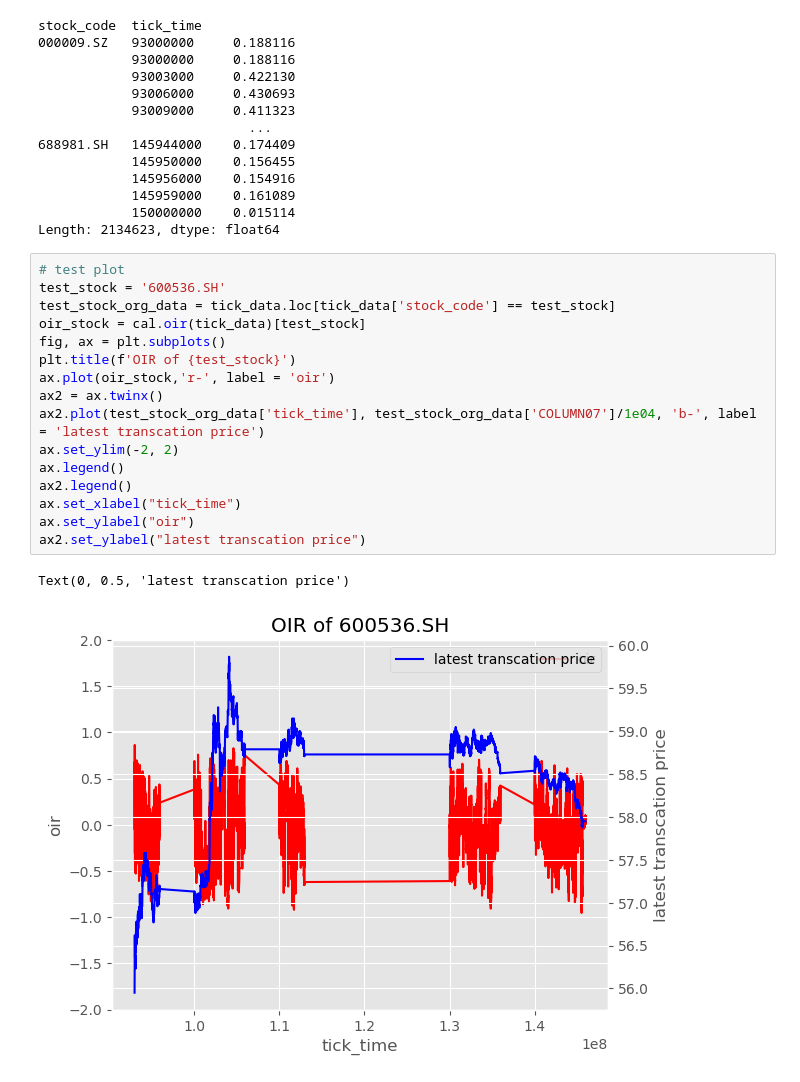
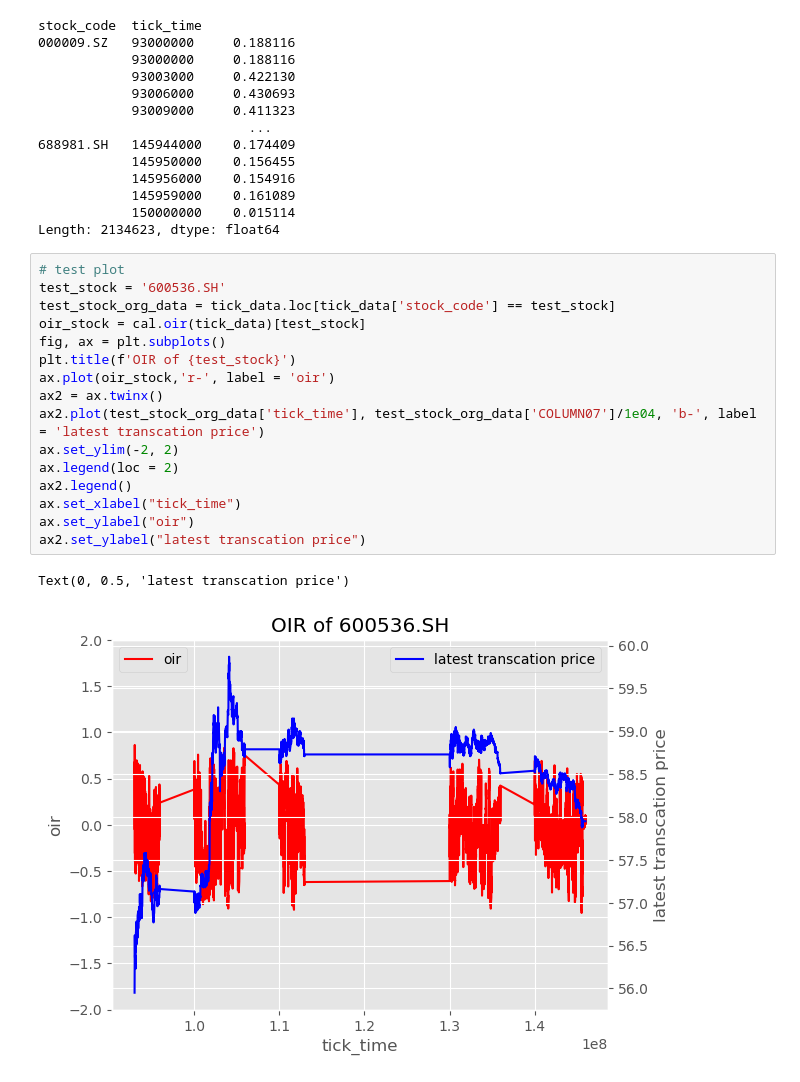
Before and after one commit to xyxjihong/HuaweiChallenge, a Jupyter notebook: test.ipynb, the cells around one changed output. Saved outputs shown, nothing was run; the diff lists cells and outputs as text.

```diff
--- a/test.ipynb
+++ b/test.ipynb
@@ -254,19 +239,19 @@ Length: 2134623, dtype: float64
 # %%
 # test plot
 test_stock = '600536.SH'
 test_stock_org_data = tick_data.loc[tick_data['stock_code'] == test_stock]
 oir_stock = cal.oir(tick_data)[test_stock]
 fig, ax = plt.subplots()
 plt.title(f'OIR of {test_stock}')
 ax.plot(oir_stock,'r-', label = 'oir')
 ax2 = ax.twinx()
 ax2.plot(test_stock_org_data['tick_time'], test_stock_org_data['COLUMN07']/1e04, 'b-', label = 'latest transcation price')
 ax.set_ylim(-2, 2)
-ax.legend()
+ax.legend(loc = 2)
 ax2.legend()
 ax.set_xlabel("tick_time")
 ax.set_ylabel("oir")
 ax2.set_ylabel("latest transcation price")
 # %% [output]
 Text(0, 0.5, 'latest transcation price')
-[figure, old version]
+[figure, new version]
```
Also changed, not shown: parts of 16 cells of this notebook, 1 other file.
